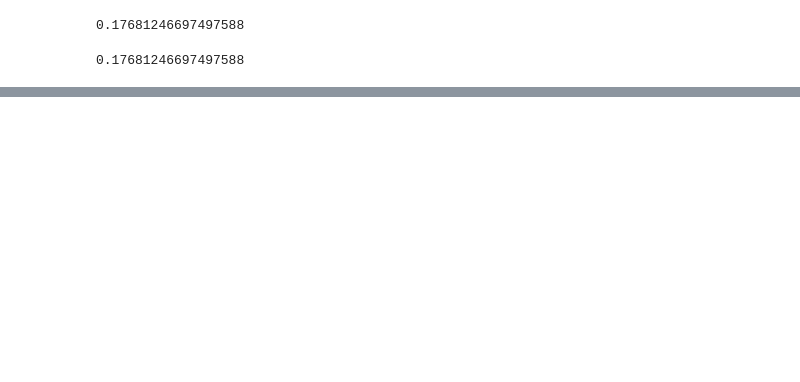
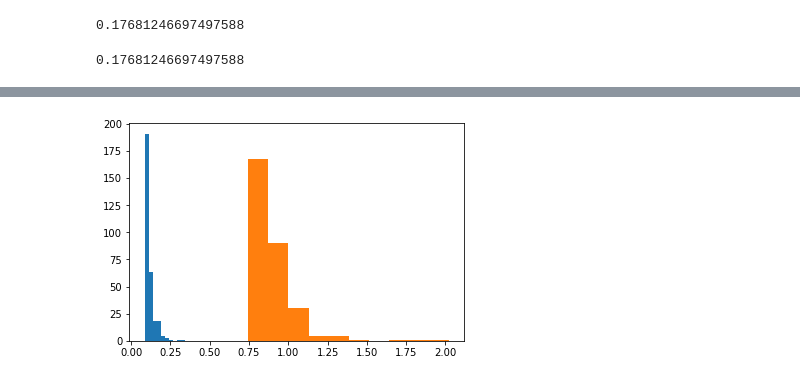
Before and after one commit to LuMel/unsupervised_ML_and_hidden_MMs, a Jupyter notebook: training of HMMs/unsupervised_version.ipynb, the cells around one changed output, grey strips where cells are left out. Saved outputs shown, nothing was run; the diff lists cells and outputs as text; code cells hidden in the pictures; blank space fills up the shorter version.

```diff
--- a/training of HMMs/unsupervised_version.ipynb
+++ b/training of HMMs/unsupervised_version.ipynb
@@ -510,0 +863,6 @@ assert B_[1, X_data[2,1]]*assd == alpha_list[1][1,2] #alpha for t=2, z=2 and n=3
+# %%
+plt.hist(tensor_time_stats[50])
+plt.hist(basic_time_stats[50])
+plt.show()
+# %% [output]
+[figure, added]
```
Also changed, not shown: parts of 32 cells of this notebook, 1 other file.
